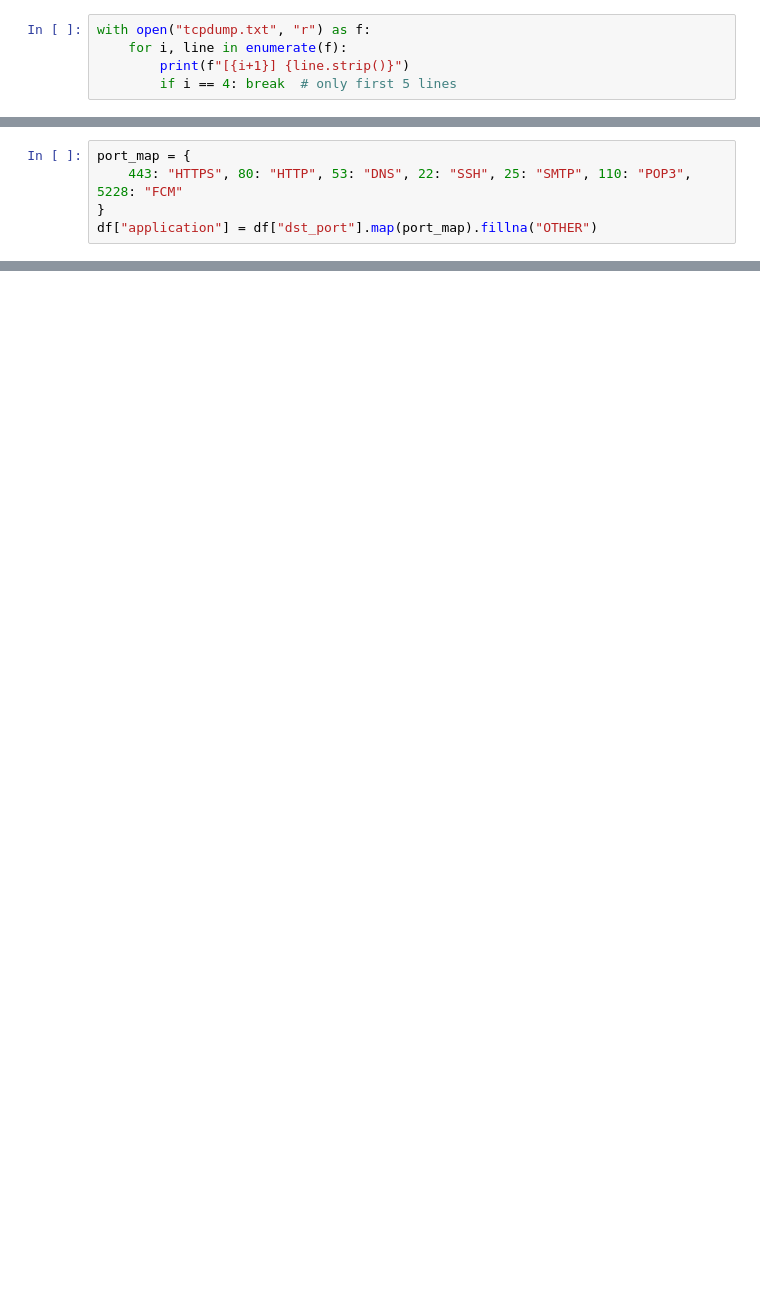
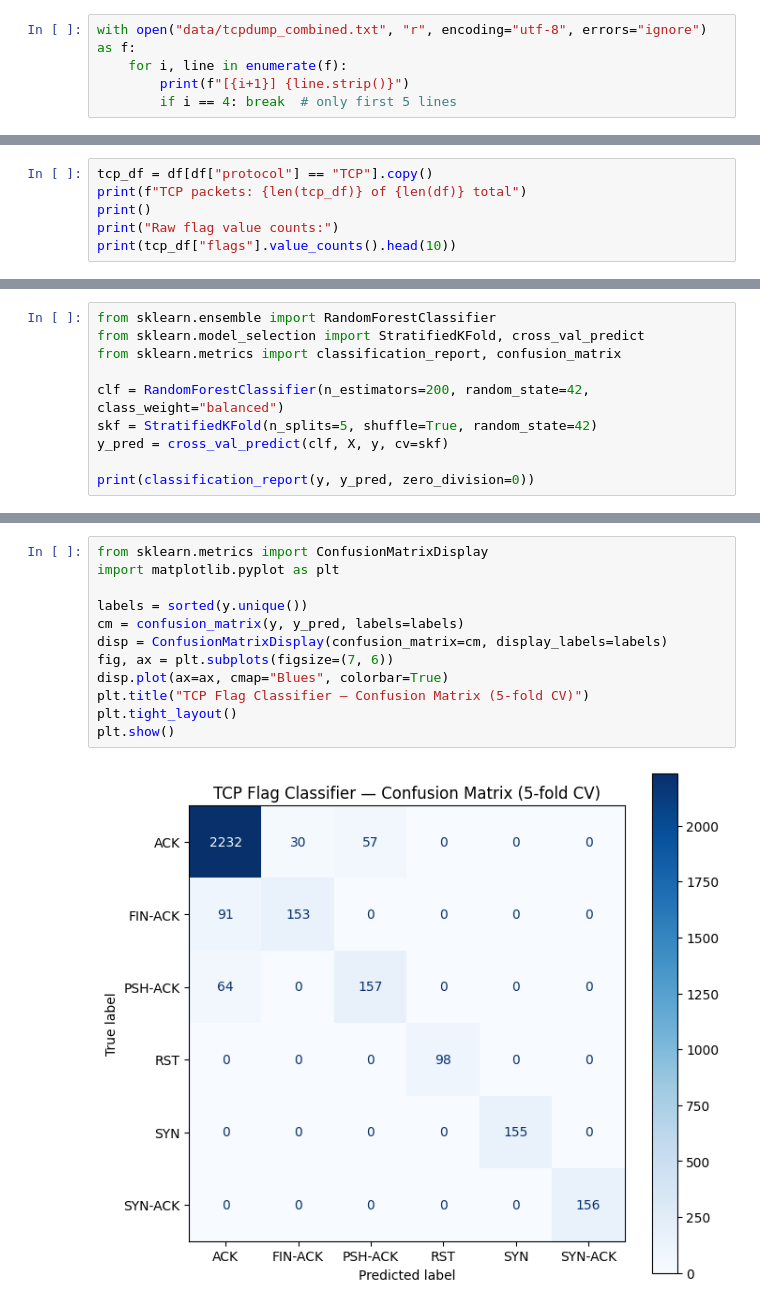
Before and after one commit to ujjwalt0mar/tcpdump-traffic-insights-Network-traffic-manager-, a Jupyter notebook: ML_Pipline.ipynb, the cells around one changed output, grey strips where cells are left out. Cells and saved outputs as stored; diff of their text form; blank space fills up the shorter version.

Commit message:
Rebuild flag classifier (fix label leakage), add anomaly detection, service ID, and dashboard

```diff
--- a/ML_Pipline.ipynb
+++ b/ML_Pipline.ipynb
@@ -1,5 +9,5 @@
 # %%
-with open("tcpdump.txt", "r") as f:
+with open("data/tcpdump_combined.txt", "r", encoding="utf-8", errors="ignore") as f:
     for i, line in enumerate(f):
         print(f"[{i+1}] {line.strip()}")
         if i == 4: break  # only first 5 lines
@@ -121,5 +62,0 @@ Name: count, dtype: int64
-# %%
-port_map = {
-    443: "HTTPS", 80: "HTTP", 53: "DNS", 22: "SSH", 25: "SMTP", 110: "POP3", 5228: "FCM"
-}
-df["application"] = df["dst_port"].map(port_map).fillna("OTHER")
@@ -174,0 +67,6 @@ plt.show()
+# %%
+tcp_df = df[df["protocol"] == "TCP"].copy()
+print(f"TCP packets: {len(tcp_df)} of {len(df)} total")
+print()
+print("Raw flag value counts:")
+print(tcp_df["flags"].value_counts().head(10))
@@ -174,0 +169,10 @@ plt.show()
+# %%
+from sklearn.ensemble import RandomForestClassifier
+from sklearn.model_selection import StratifiedKFold, cross_val_predict
+from sklearn.metrics import classification_report, confusion_matrix
+
+clf = RandomForestClassifier(n_estimators=200, random_state=42, class_weight="balanced")
+skf = StratifiedKFold(n_splits=5, shuffle=True, random_state=42)
+y_pred = cross_val_predict(clf, X, y, cv=skf)
+
+print(classification_report(y, y_pred, zero_division=0))
@@ -174,0 +194,14 @@ plt.show()
+# %%
+from sklearn.metrics import ConfusionMatrixDisplay
+import matplotlib.pyplot as plt
+
+labels = sorted(y.unique())
+cm = confusion_matrix(y, y_pred, labels=labels)
+disp = ConfusionMatrixDisplay(confusion_matrix=cm, display_labels=labels)
+fig, ax = plt.subplots(figsize=(7, 6))
+disp.plot(ax=ax, cmap="Blues", colorbar=True)
+plt.title("TCP Flag Classifier — Confusion Matrix (5-fold CV)")
+plt.tight_layout()
+plt.show()
+# %% [output]
+[figure, added]
```
Also changed, not shown: parts of 25 cells of this notebook, 39 other files.
